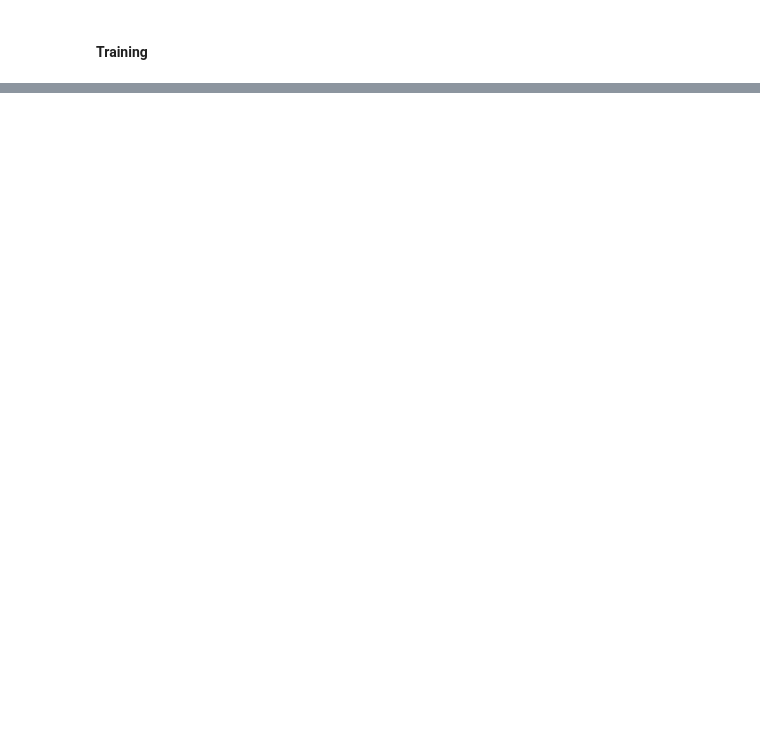
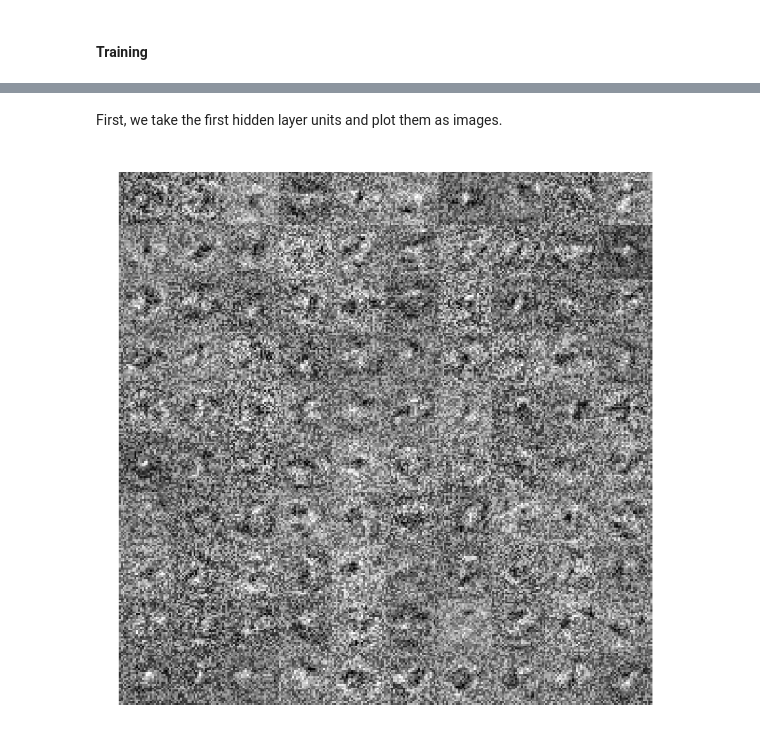
Before and after one commit to yjchoe/deep_learning, a Jupyter notebook: hw1/code/notebooks/nn_mnist.ipynb, the cells around one changed output, grey strips where cells are left out. Saved outputs shown, nothing was run; the diff lists cells and outputs as text; code cells hidden in the pictures; blank space fills up the shorter version.

```diff
--- a/hw1/code/notebooks/nn_mnist.ipynb
+++ b/hw1/code/notebooks/nn_mnist.ipynb
@@ -48,0 +94,14 @@ nn.layers[0].__name__
+# %%
+nns = [nn]
+for i in range(1, 6):
+    nn0 = NN(architecture=[784, 100, 10],
+             activation='sigmoid', learning_rate=0.2, momentum=0.0,
+             weight_decay=1e-4, dropout=0.0, early_stopping=False,
+             seed=44*i)
+    nn0.train(X_train, y_train, X_valid, y_valid,
+              batch_size=200, n_epoch=n_epoch, batch_seed=21*i,
+              verbose=False)  # silent run
+    nns.append(nn0)
+    print('NN #{:d} training complete ({:d} epochs)'.format(i, n_epoch))
+    print('Training loss: {:.5f}'.format(nn0.training_loss[-1][1]))
+    print('Validation loss: {:.5f}'.format(nn0.validation_loss[-1][1]))
@@ -49 +161,6 @@ nn.layers[0].__name__
+# %%
+nn = NN(architecture=[784, 100, 10],
+        activation='sigmoid', learning_rate=0.2, momentum=0.0,
+        weight_decay=1e-4, dropout=0.0, early_stopping=False,
+        seed=35)
 # %%
@@ -79,0 +189,8 @@ plt.show()
+# %% [markdown]
+First, we take the first hidden layer units and plot them as images.
+# %%
+assert nn.layers[0].W.shape[0] >= 100
+print_image(nn.layers[0].W[:100,:], output_shape=(10, 10))
+None
+# %% [output]
+[figure, added]
```
Also changed, not shown: parts of 64 cells of this notebook, 6 other files.
